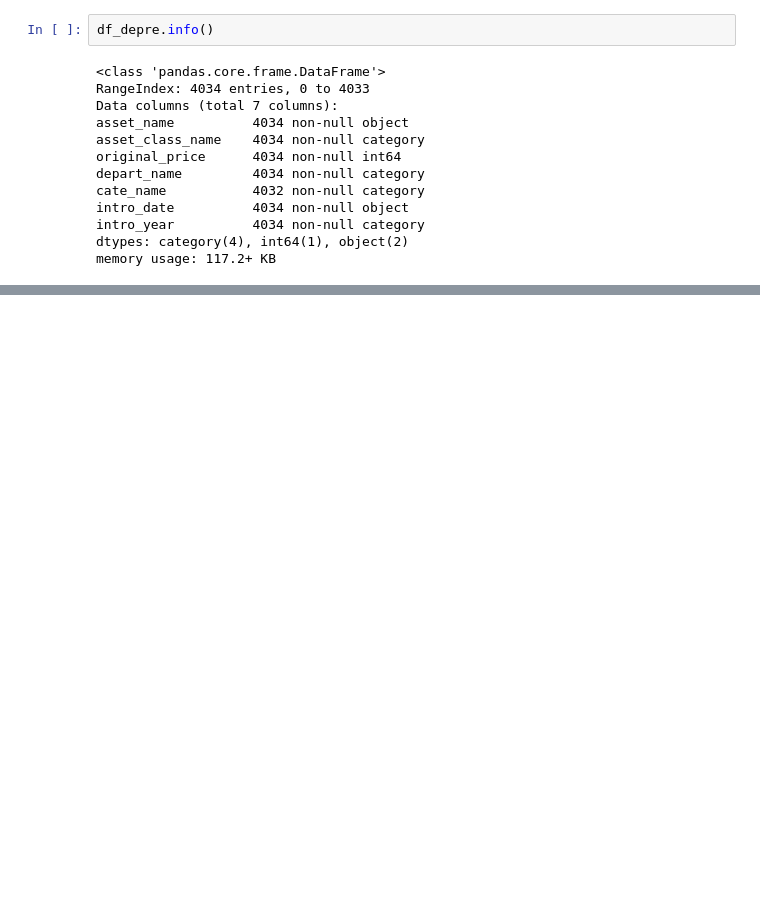
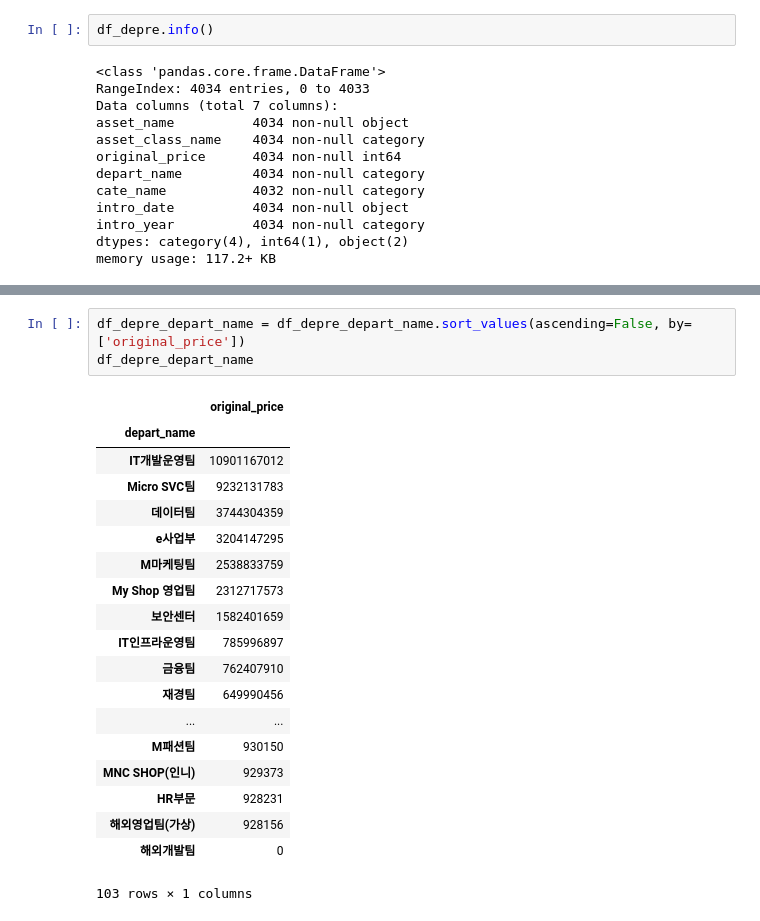
Before and after one commit to joonable/playground, a Jupyter notebook: depreciation_cost/depreciation_cost_eda.ipynb, the cells around one changed output, grey strips where cells are left out. Drawn from its saved outputs; the diff is of its cells as text; blank space fills up the shorter version.

```diff
--- a/depreciation_cost/depreciation_cost_eda.ipynb
+++ b/depreciation_cost/depreciation_cost_eda.ipynb
@@ -135,0 +149,23 @@ TypeError: float() argument must be a string or a number, not 'AxesSubplot'
+# %%
+df_depre_depart_name = df_depre_depart_name.sort_values(ascending=False, by=['original_price'])
+df_depre_depart_name
+# %% [output]
+|  | original_price |
+| depart_name |  |
+| IT개발운영팀 | 10901167012 |
+| Micro SVC팀 | 9232131783 |
+| 데이터팀 | 3744304359 |
+| e사업부 | 3204147295 |
+| M마케팅팀 | 2538833759 |
+| My Shop 영업팀 | 2312717573 |
+| 보안센터 | 1582401659 |
+| IT인프라운영팀 | 785996897 |
+| 금융팀 | 762407910 |
+| 재경팀 | 649990456 |
+| ... | ... |
+| M패션팀 | 930150 |
+| MNC SHOP(인니) | 929373 |
+| HR부문 | 928231 |
+| 해외영업팀(가상) | 928156 |
+| 해외개발팀 | 0 |
+103 rows × 1 columns
```
Also changed, not shown: parts of 11 cells of this notebook.
